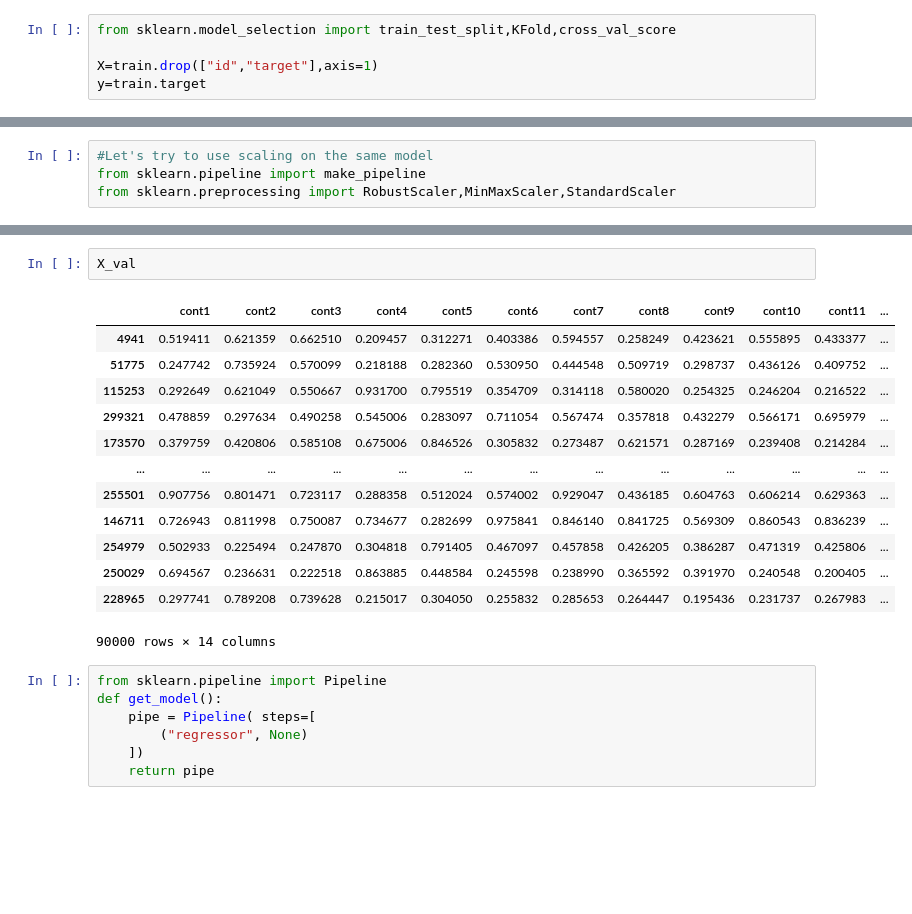
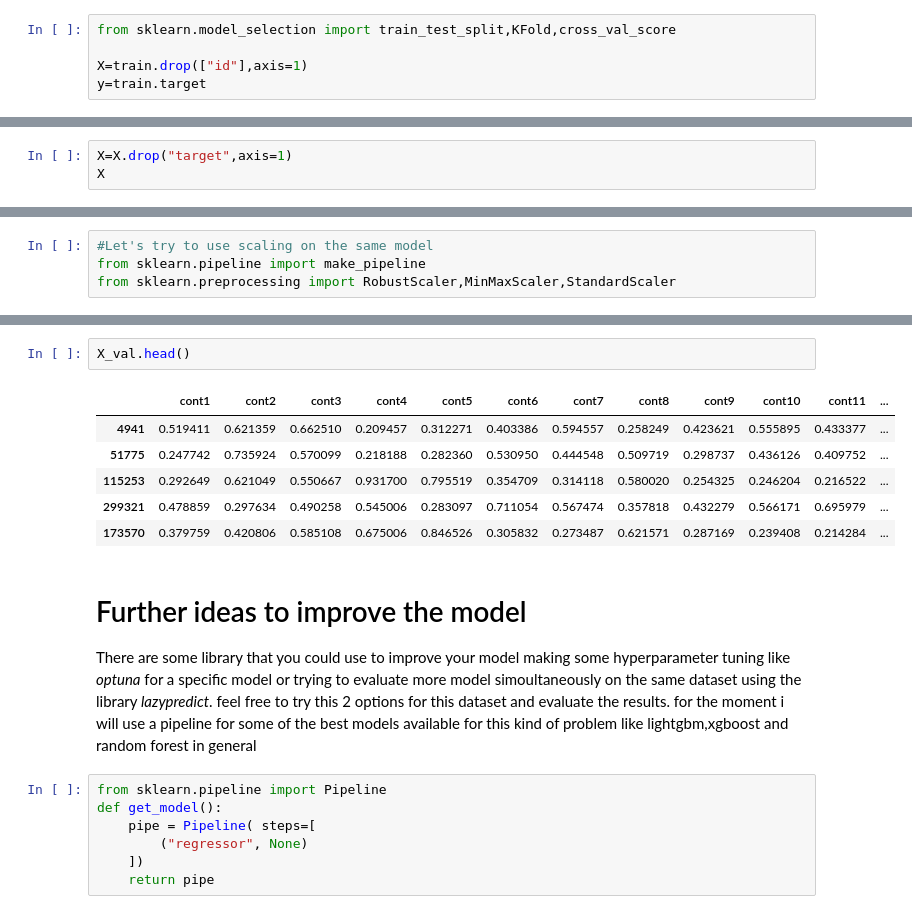
Before and after one commit to dango80/My-approach-to-a-Regression-problem, a Jupyter notebook: my-approach-to-a-tabular-regression-problem.ipynb, the cells around one changed output, grey strips where cells are left out. Drawn from its saved outputs; the diff is of its cells as text; blank space fills up the shorter version.

```diff
--- a/my-approach-to-a-tabular-regression-problem.ipynb
+++ b/my-approach-to-a-tabular-regression-problem.ipynb
@@ -317,7 +343,7 @@ train.corr()[15:16].T
 # %%
 from sklearn.model_selection import train_test_split,KFold,cross_val_score
 
-X=train.drop(["id","target"],axis=1)
+X=train.drop(["id"],axis=1)
 y=train.target
 # %% [markdown]
 I can drop the variable id that is not particularly significant in this case
@@ -363,0 +401,3 @@ Splitting the dataset for the validation
+# %%
+X=X.drop("target",axis=1)
+X
@@ -579,19 +636,19 @@ X_val_rs
 # %%
-X_val
+X_val.head()
 # %% [output]
 |  | cont1 | cont2 | cont3 | cont4 | cont5 | cont6 | cont7 | cont8 | cont9 | cont10 | cont11 | ... |
 | 4941 | 0.519411 | 0.621359 | 0.662510 | 0.209457 | 0.312271 | 0.403386 | 0.594557 | 0.258249 | 0.423621 | 0.555895 | 0.433377 | ... |
 | 51775 | 0.247742 | 0.735924 | 0.570099 | 0.218188 | 0.282360 | 0.530950 | 0.444548 | 0.509719 | 0.298737 | 0.436126 | 0.409752 | ... |
 | 115253 | 0.292649 | 0.621049 | 0.550667 | 0.931700 | 0.795519 | 0.354709 | 0.314118 | 0.580020 | 0.254325 | 0.246204 | 0.216522 | ... |
 | 299321 | 0.478859 | 0.297634 | 0.490258 | 0.545006 | 0.283097 | 0.711054 | 0.567474 | 0.357818 | 0.432279 | 0.566171 | 0.695979 | ... |
 | 173570 | 0.379759 | 0.420806 | 0.585108 | 0.675006 | 0.846526 | 0.305832 | 0.273487 | 0.621571 | 0.287169 | 0.239408 | 0.214284 | ... |
-| ... | ... | ... | ... | ... | ... | ... | ... | ... | ... | ... | ... | ... |
-| 255501 | 0.907756 | 0.801471 | 0.723117 | 0.288358 | 0.512024 | 0.574002 | 0.929047 | 0.436185 | 0.604763 | 0.606214 | 0.629363 | ... |
-| 146711 | 0.726943 | 0.811998 | 0.750087 | 0.734677 | 0.282699 | 0.975841 | 0.846140 | 0.841725 | 0.569309 | 0.860543 | 0.836239 | ... |
-| 254979 | 0.502933 | 0.225494 | 0.247870 | 0.304818 | 0.791405 | 0.467097 | 0.457858 | 0.426205 | 0.386287 | 0.471319 | 0.425806 | ... |
-| 250029 | 0.694567 | 0.236631 | 0.222518 | 0.863885 | 0.448584 | 0.245598 | 0.238990 | 0.365592 | 0.391970 | 0.240548 | 0.200405 | ... |
-| 228965 | 0.297741 | 0.789208 | 0.739628 | 0.215017 | 0.304050 | 0.255832 | 0.285653 | 0.264447 | 0.195436 | 0.231737 | 0.267983 | ... |
-90000 rows × 14 columns
+# %% [markdown]
+Further ideas to improve the model
+===
+
+There are some library that you could use to improve your model making some hyperparameter tuning like *optuna* for a specific model or trying to evaluate more model simoultaneously on the same dataset using the library *lazypredict*.
+feel free to try this 2 options for this dataset and evaluate the results.
+for the moment i will use a pipeline for some of the best models available for this kind of problem like lightgbm,xgboost and random forest in general
 # %%
 from sklearn.pipeline import Pipeline
 def get_model():
```
Also changed, not shown: parts of 47 cells of this notebook.
